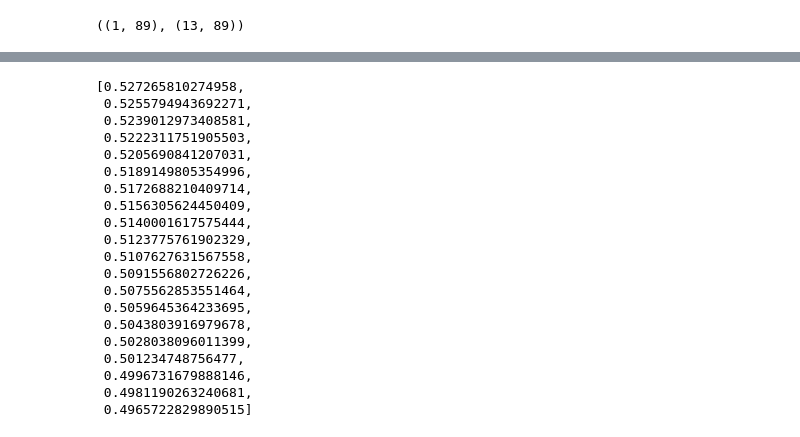
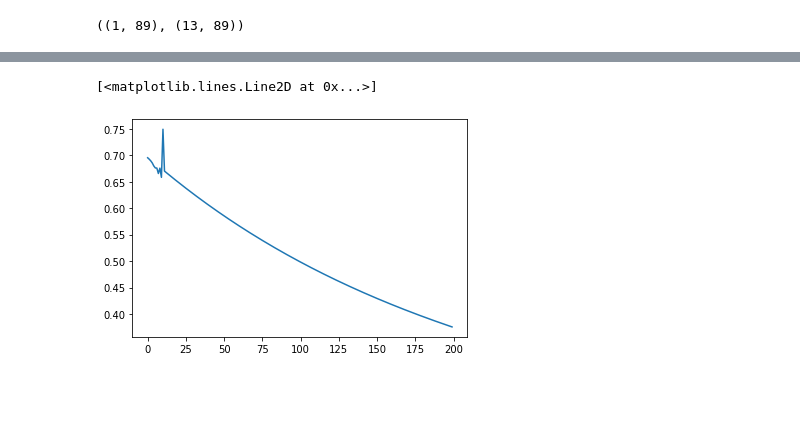
Before and after one commit to Tharun-b777/NeuralNetFromScratch, a Jupyter notebook: nn.ipynb, the cells around one changed output, grey strips where cells are left out. Saved outputs shown, nothing was run; the diff lists cells and outputs as text; code cells hidden in the pictures; blank space fills up the shorter version.

```diff
--- a/nn.ipynb
+++ b/nn.ipynb
@@ -117,7 +117,7 @@ def back_neuron(dZ,A,W):
 # %%
 def dRelu(A):
     A[A>=0]=1
-    A[A<0]=0.01
+    A[A<0]=0
     return A
 # %%
 def dSigmoid(A):
@@ -149,11 +149,11 @@ alpha=0.01
 costs=[]
 cache={}
 A3s=[]
-for i in range(20):
+for i in range(200):
     A1=forward_prop(W1,b1,X_train)
     A2=forward_prop(W2,b2,A1)
     A3=forward_prop(W3,b3,A2,activation="sigmoid")
-    print(A3)
+   # print(A3)
     costs.append(cost(A3,y_train,y_train.shape[1]))
     cache["W1"]=W1
     cache["W2"]=W2
@@ -188,23 +169,0 @@ for i in range(20):
-# %%
-costs
-# %% [output]
-[0.527265810274958,
- 0.5255794943692271,
- 0.5239012973408581,
- 0.5222311751905503,
- 0.5205690841207031,
- 0.5189149805354996,
- 0.5172688210409714,
- 0.5156305624450409,
- 0.5140001617575444,
- 0.5123775761902329,
- 0.5107627631567558,
- 0.5091556802726226,
- 0.5075562853551464,
- 0.5059645364233695,
- 0.5043803916979678,
- 0.5028038096011399,
- 0.501234748756477,
- 0.4996731679888146,
- 0.4981190263240681,
- 0.4965722829890515]
@@ -210,0 +172,5 @@ costs
+# %%
+plt.plot(costs)
+# %% [output]
+[<matplotlib.lines.Line2D at 0x...>]
+[figure, added]
```
Also changed, not shown: parts of 2 cells of this notebook, 1 other file.
